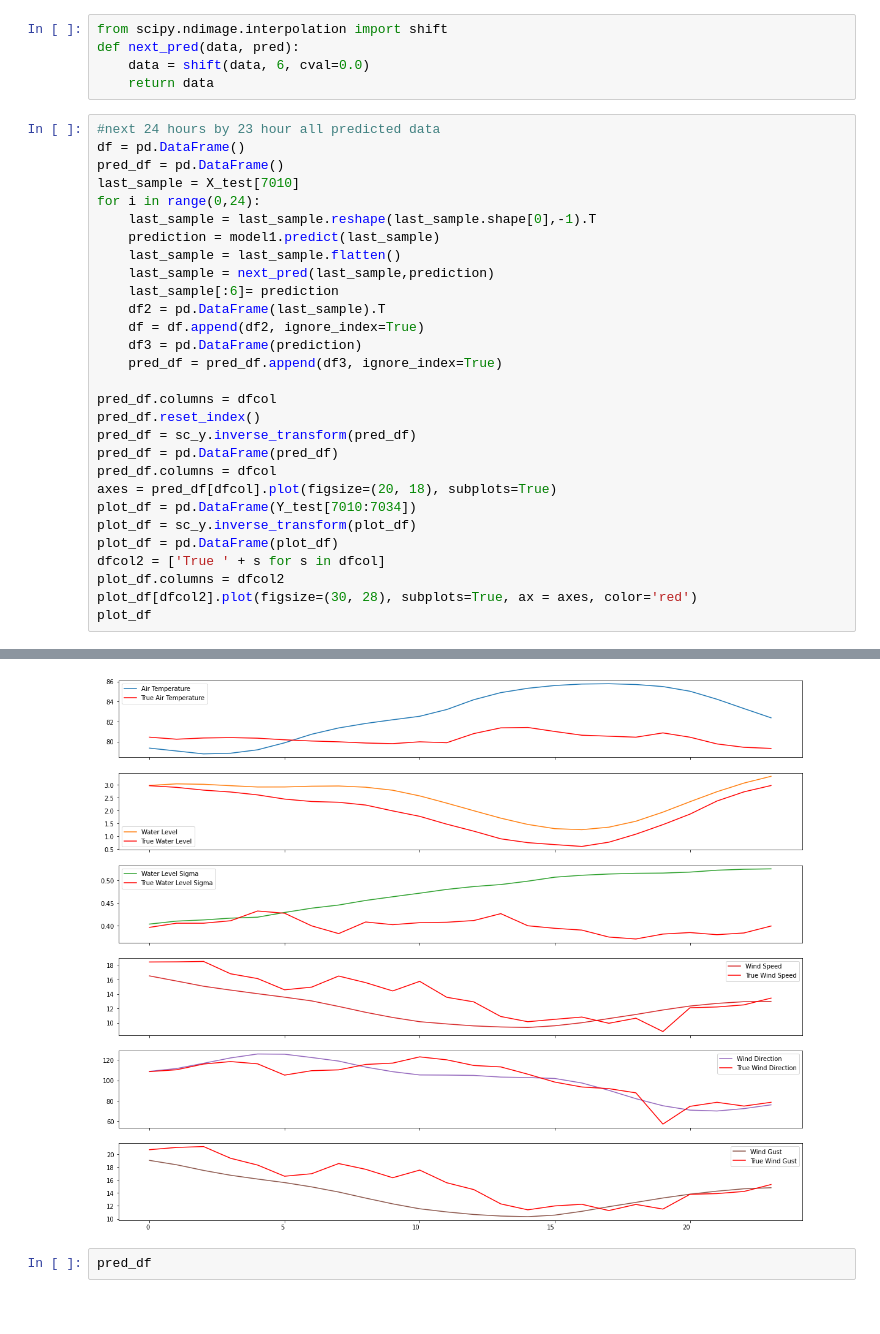
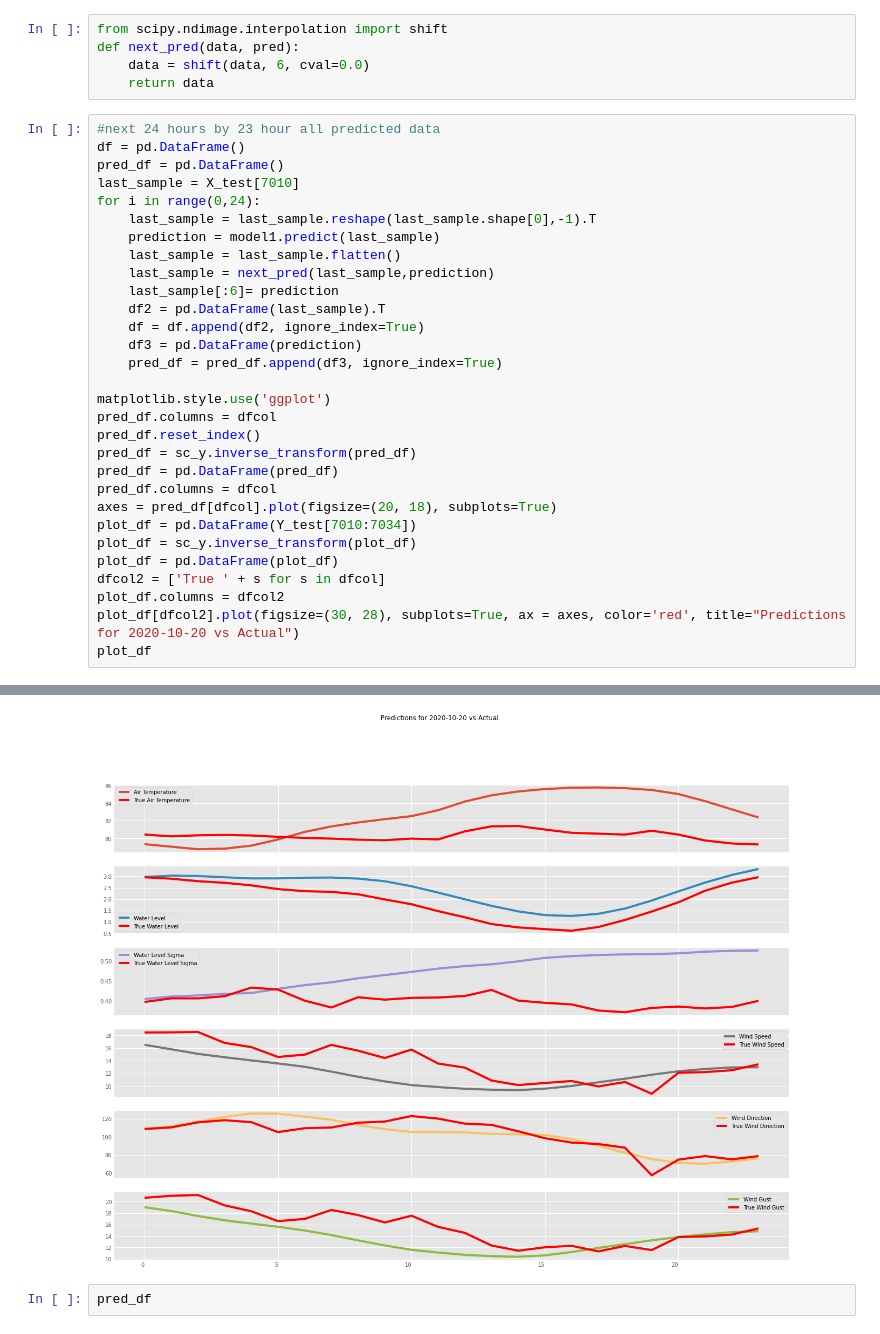
Before and after one commit to Data-Analytics-2020/Tide-Prediction, a Jupyter notebook: ARIMA+SVR.ipynb, the cells around one changed output, grey strips where cells are left out. Drawn from its saved outputs; the diff is of its cells as text.

```diff
--- a/ARIMA+SVR.ipynb
+++ b/ARIMA+SVR.ipynb
@@ -295,38 +312,39 @@ for i in range(0,24):
     df3 = pd.DataFrame(prediction)
     pred_df = pred_df.append(df3, ignore_index=True)
 
+matplotlib.style.use('ggplot')
 pred_df.columns = dfcol
 pred_df.reset_index()
 pred_df = sc_y.inverse_transform(pred_df)
 pred_df = pd.DataFrame(pred_df)
 pred_df.columns = dfcol
 axes = pred_df[dfcol].plot(figsize=(20, 18), subplots=True)
 plot_df = pd.DataFrame(Y_test[7010:7034])
 plot_df = sc_y.inverse_transform(plot_df)
 plot_df = pd.DataFrame(plot_df)
 dfcol2 = ['True ' + s for s in dfcol]
 plot_df.columns = dfcol2
-plot_df[dfcol2].plot(figsize=(30, 28), subplots=True, ax = axes, color='red')
+plot_df[dfcol2].plot(figsize=(30, 28), subplots=True, ax = axes, color='red', title="Predictions for 2020-10-20 vs Actual")
 plot_df
 # %% [output]
 |  | True Air Temperature | True Water Level | True Water Level Sigma | True Wind Speed | True Wind Direction | ... |
 | 0 | 80.44 | 2.9603 | 0.3967 | 18.429 | 108.5 | ... |
 | 1 | 80.24 | 2.8968 | 0.4058 | 18.448 | 110.3 | ... |
 | 2 | 80.36 | 2.7882 | 0.4058 | 18.504 | 115.9 | ... |
 | 3 | 80.40 | 2.7158 | 0.4112 | 16.794 | 118.3 | ... |
 | 4 | 80.34 | 2.6044 | 0.4327 | 16.134 | 116.1 | ... |
 | 5 | 80.18 | 2.4410 | 0.4278 | 14.580 | 105.1 | ... |
 | 6 | 80.06 | 2.3476 | 0.4000 | 14.949 | 109.4 | ... |
 | 7 | 79.98 | 2.3182 | 0.3829 | 16.484 | 110.2 | ... |
 | 8 | 79.86 | 2.2107 | 0.4085 | 15.570 | 115.5 | ... |
 | 9 | 79.80 | 1.9841 | 0.4026 | 14.423 | 116.8 | ... |
 | ... | ... | ... | ... | ... | ... | ... |
 | 19 | 80.87 | 1.4513 | 0.3819 | 8.804 | 57.3 | ... |
 | 20 | 80.44 | 1.8580 | 0.3852 | 12.091 | 74.6 | ... |
 | 21 | 79.77 | 2.3667 | 0.3805 | 12.206 | 78.6 | ... |
 | 22 | 79.43 | 2.7218 | 0.3843 | 12.497 | 74.9 | ... |
 | 23 | 79.32 | 2.9671 | 0.3996 | 13.431 | 78.6 | ... |
-[figure, old version]
+[figure, new version]
 # %%
 pred_df
 # %% [output]
```
Also changed, not shown: parts of 2 cells of this notebook.
